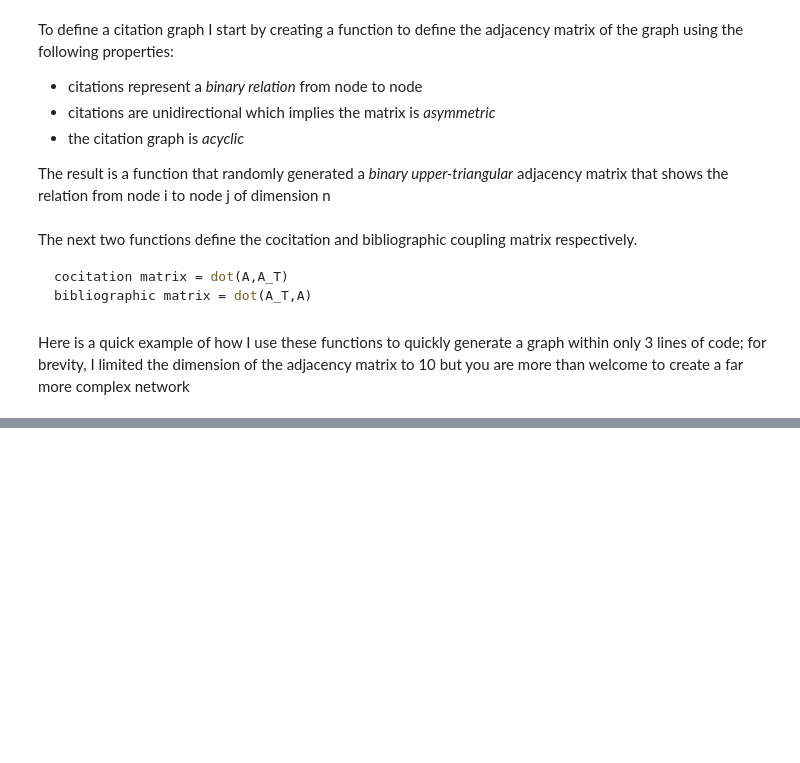
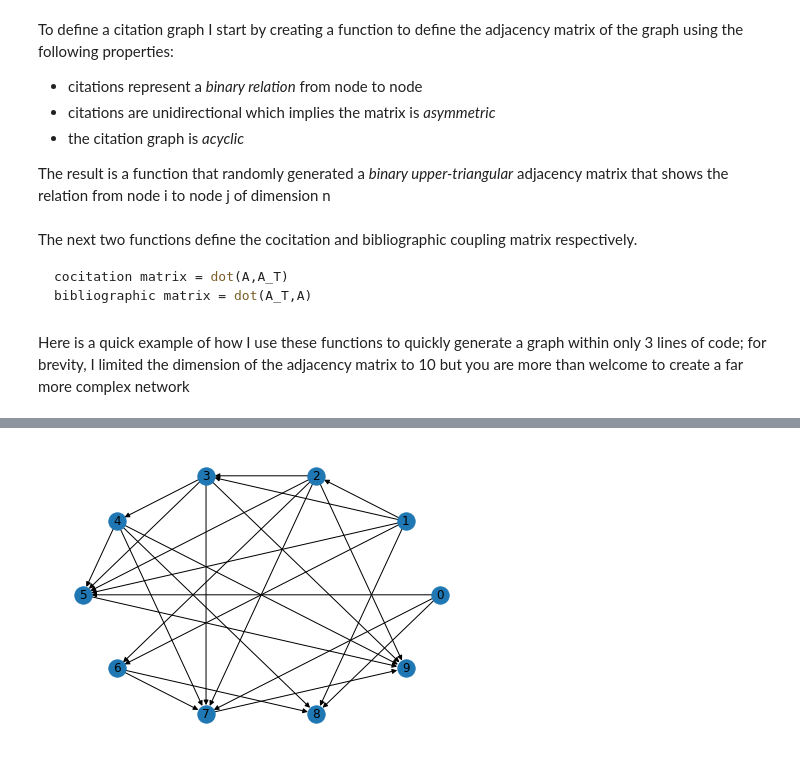
Before and after one commit to charlesknipp/technology_waves, a Jupyter notebook: random_network.ipynb, the cells around one changed output, grey strips where cells are left out. Cells and saved outputs as stored; diff of their text form; code cells hidden in the pictures; blank space fills up the shorter version.

```diff
--- a/random_network.ipynb
+++ b/random_network.ipynb
@@ -61,3 +59,7 @@ BC = bibliographicGraph(A)
+# %%
+nx.draw_circular(C,with_labels=True)
+# %% [output]
+[figure, added]
 # %%
 nx.draw_circular(CC,with_labels=True)
 # %% [output]
```
Also changed, not shown: parts of 3 cells of this notebook.
